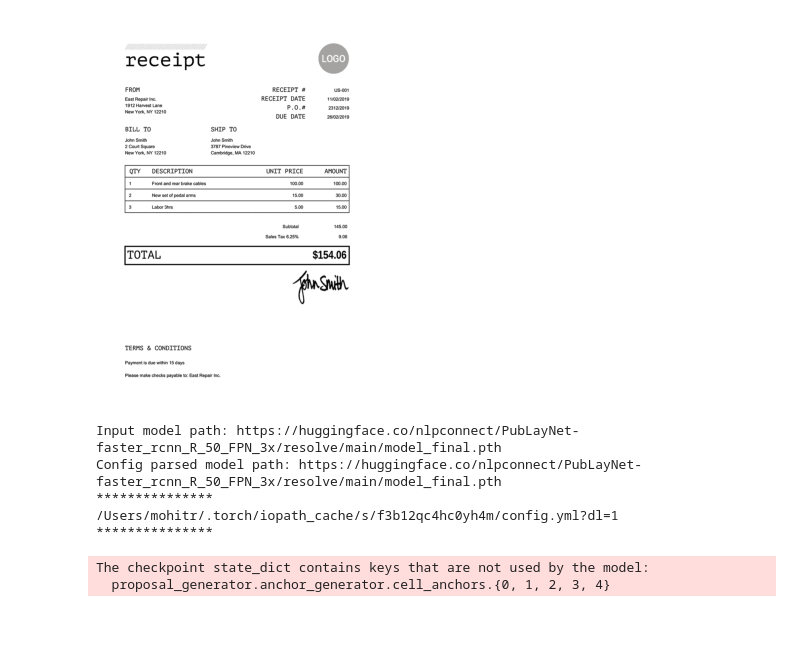
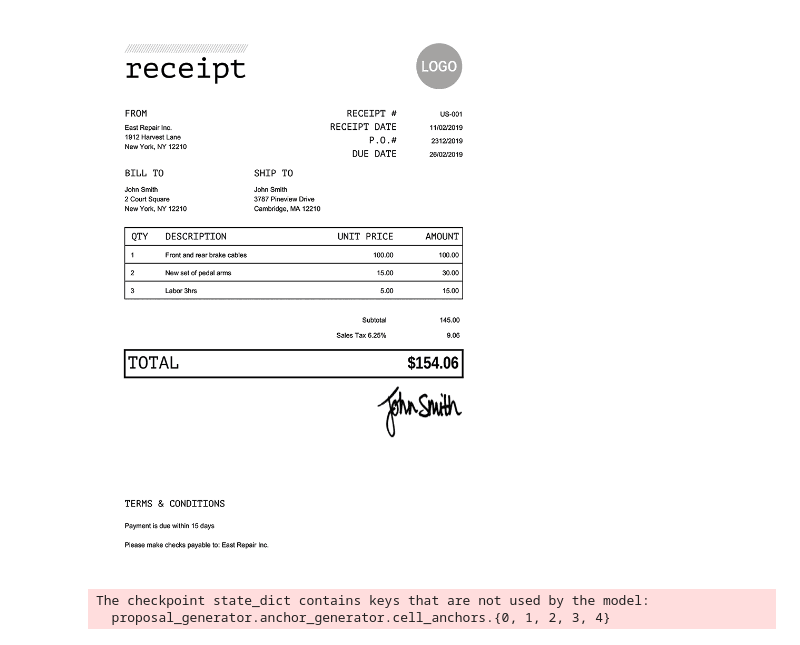
Before and after one commit to tensorlakeai/inkwell, a Jupyter notebook: notebooks/demo_layout_detection.ipynb, the cells around one changed output. Cells and saved outputs as stored; diff of their text form; code cells hidden in the pictures.

```diff
--- a/notebooks/demo_layout_detection.ipynb
+++ b/notebooks/demo_layout_detection.ipynb
@@ -6,23 +7,14 @@ from tensordoc.layout_detector import LayoutDetectorFactory, LayoutDetectorType
 # %%
 # Load the image
-
 image = cv2.imread("./data/sample.png")
-image = image[..., ::-1]
-
-image_rgb = cv2.cvtColor(image, cv2.COLOR_BGR2RGB)
-plt.imshow(image_rgb)
-plt.axis('off')
-plt.show()
+visualize_image(image)
 # %% [output]
-[figure, old version]
+[figure, new version]
 # %%
-detector = LayoutDetectorFactory.get_layout_detector(LayoutDetectorType.DETECTRON2)
+cfg = {"detection_threshold":0.3}
+
+detector = LayoutDetectorFactory.get_layout_detector(LayoutDetectorType.FASTER_RCNN, **cfg)
 layout = detector.process(image)
 # %% [output]
-Input model path: https://huggingface.co/nlpconnect/PubLayNet-faster_rcnn_R_50_FPN_3x/resolve/main/model_final.pth
-Config parsed model path: https://huggingface.co/nlpconnect/PubLayNet-faster_rcnn_R_50_FPN_3x/resolve/main/model_final.pth
-***************
-/Users/mohitr/.torch/iopath_cache/s/f3b12qc4hc0yh4m/config.yml?dl=1
-***************
+The checkpoint state_dict contains keys that are not used by the model:
+  proposal_generator.anchor_generator.cell_anchors.{0, 1, 2, 3, 4}
-The checkpoint state_dict contains keys that are not used by the model:
-  proposal_generator.anchor_generator.cell_anchors.{0, 1, 2, 3, 4}
```
Also changed, not shown: parts of 7 cells of this notebook, 11 other files.
